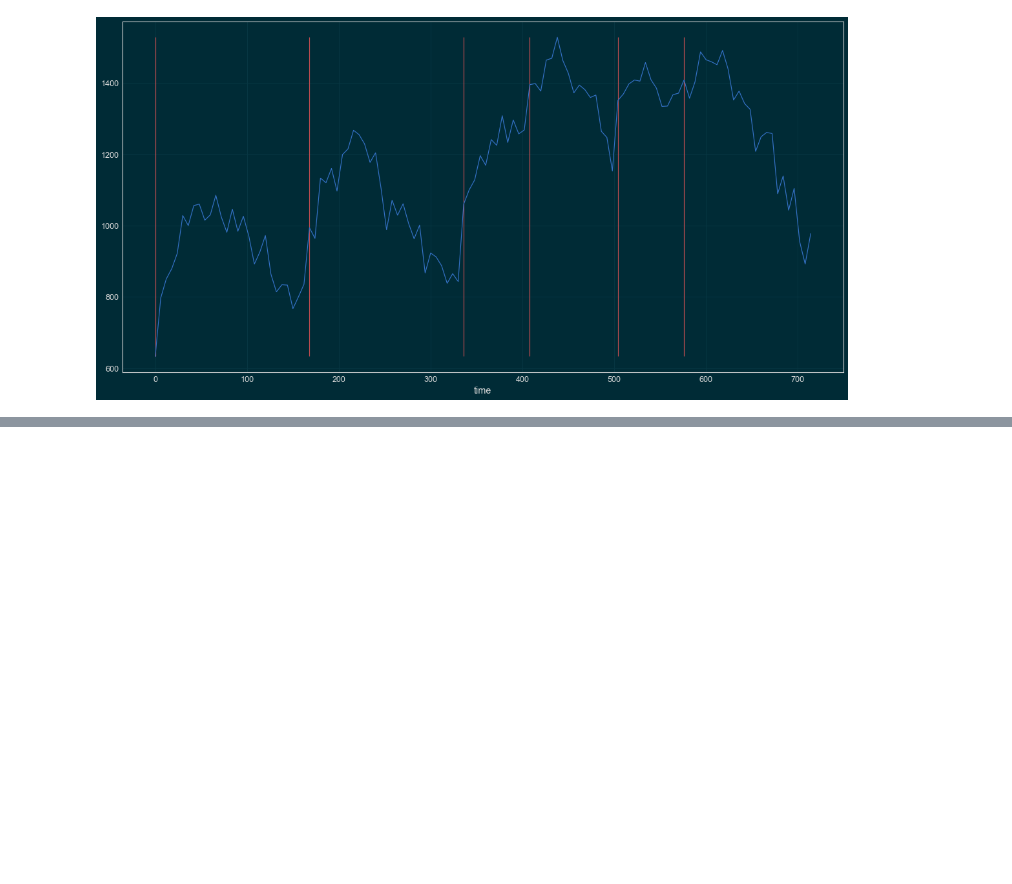
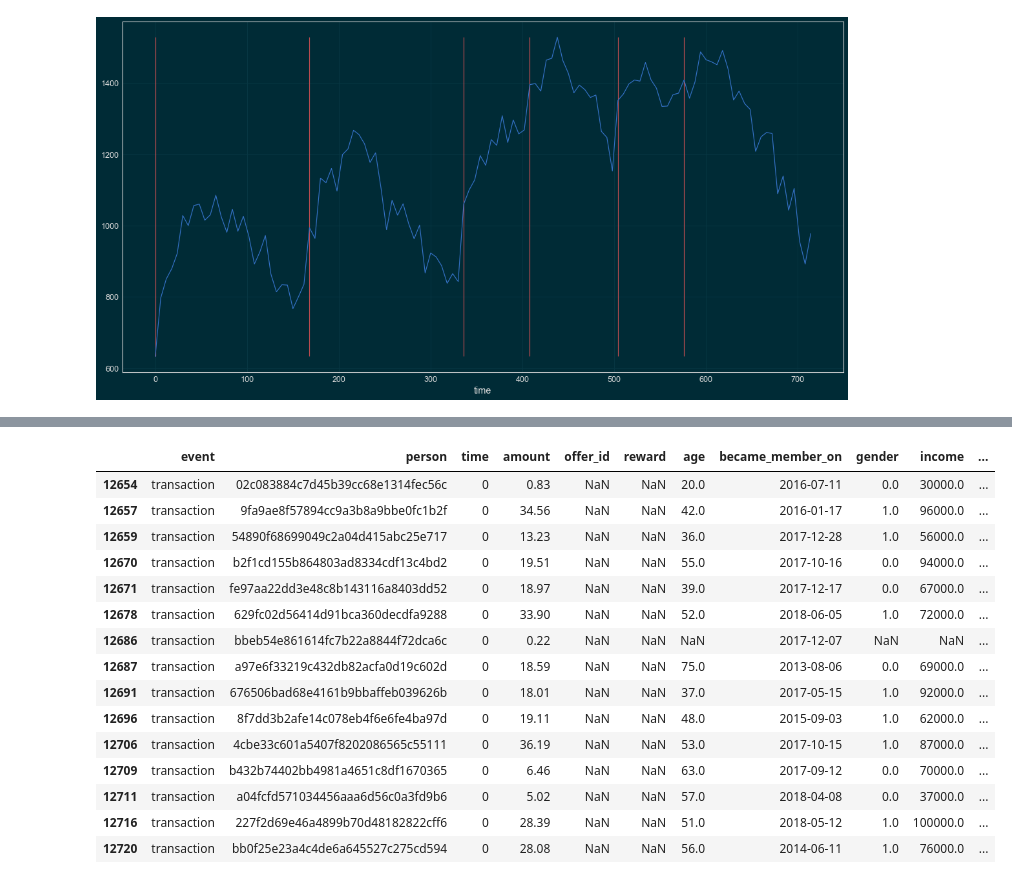
Before and after one commit to mtasende/starbucks-advertising, a Jupyter notebook: notebooks/scratchpad/001-mt-eda.ipynb, the cells around one changed output, grey strips where cells are left out. Cells and saved outputs as stored; diff of their text form; code cells hidden in the pictures; blank space fills up the shorter version.

```diff
--- a/notebooks/scratchpad/001-mt-eda.ipynb
+++ b/notebooks/scratchpad/001-mt-eda.ipynb
@@ -626,0 +754,20 @@ Initially, at least, the effect of an offer will be assessed in one particular c
+# %%
+transactions = merged_df[merged_df.event == 'transaction']
+transactions.head(15)
+# %% [output]
+|  | event | person | time | amount | offer_id | reward | age | became_member_on | gender | income | ... |
+| 12654 | transaction | 02c083884c7d45b39cc68e1314fec56c | 0 | 0.83 | NaN | NaN | 20.0 | 2016-07-11 | 0.0 | 30000.0 | ... |
+| 12657 | transaction | 9fa9ae8f57894cc9a3b8a9bbe0fc1b2f | 0 | 34.56 | NaN | NaN | 42.0 | 2016-01-17 | 1.0 | 96000.0 | ... |
+| 12659 | transaction | 54890f68699049c2a04d415abc25e717 | 0 | 13.23 | NaN | NaN | 36.0 | 2017-12-28 | 1.0 | 56000.0 | ... |
+| 12670 | transaction | b2f1cd155b864803ad8334cdf13c4bd2 | 0 | 19.51 | NaN | NaN | 55.0 | 2017-10-16 | 0.0 | 94000.0 | ... |
+| 12671 | transaction | fe97aa22dd3e48c8b143116a8403dd52 | 0 | 18.97 | NaN | NaN | 39.0 | 2017-12-17 | 0.0 | 67000.0 | ... |
+| 12678 | transaction | 629fc02d56414d91bca360decdfa9288 | 0 | 33.90 | NaN | NaN | 52.0 | 2018-06-05 | 1.0 | 72000.0 | ... |
+| 12686 | transaction | bbeb54e861614fc7b22a8844f72dca6c | 0 | 0.22 | NaN | NaN | NaN | 2017-12-07 | NaN | NaN | ... |
+| 12687 | transaction | a97e6f33219c432db82acfa0d19c602d | 0 | 18.59 | NaN | NaN | 75.0 | 2013-08-06 | 0.0 | 69000.0 | ... |
+| 12691 | transaction | 676506bad68e4161b9bbaffeb039626b | 0 | 18.01 | NaN | NaN | 37.0 | 2017-05-15 | 1.0 | 92000.0 | ... |
+| 12696 | transaction | 8f7dd3b2afe14c078eb4f6e6fe4ba97d | 0 | 19.11 | NaN | NaN | 48.0 | 2015-09-03 | 1.0 | 62000.0 | ... |
+| 12706 | transaction | 4cbe33c601a5407f8202086565c55111 | 0 | 36.19 | NaN | NaN | 53.0 | 2017-10-15 | 1.0 | 87000.0 | ... |
+| 12709 | transaction | b432b74402bb4981a4651c8df1670365 | 0 | 6.46 | NaN | NaN | 63.0 | 2017-09-12 | 0.0 | 70000.0 | ... |
+| 12711 | transaction | a04fcfd571034456aaa6d56c0a3fd9b6 | 0 | 5.02 | NaN | NaN | 57.0 | 2018-04-08 | 0.0 | 37000.0 | ... |
+| 12716 | transaction | 227f2d69e46a4899b70d48182822cff6 | 0 | 28.39 | NaN | NaN | 51.0 | 2018-05-12 | 1.0 | 100000.0 | ... |
+| 12720 | transaction | bb0f25e23a4c4de6a645527c275cd594 | 0 | 28.08 | NaN | NaN | 56.0 | 2014-06-11 | 1.0 | 76000.0 | ... |
```
Also changed, not shown: parts of 18 cells of this notebook, 6 other files.
